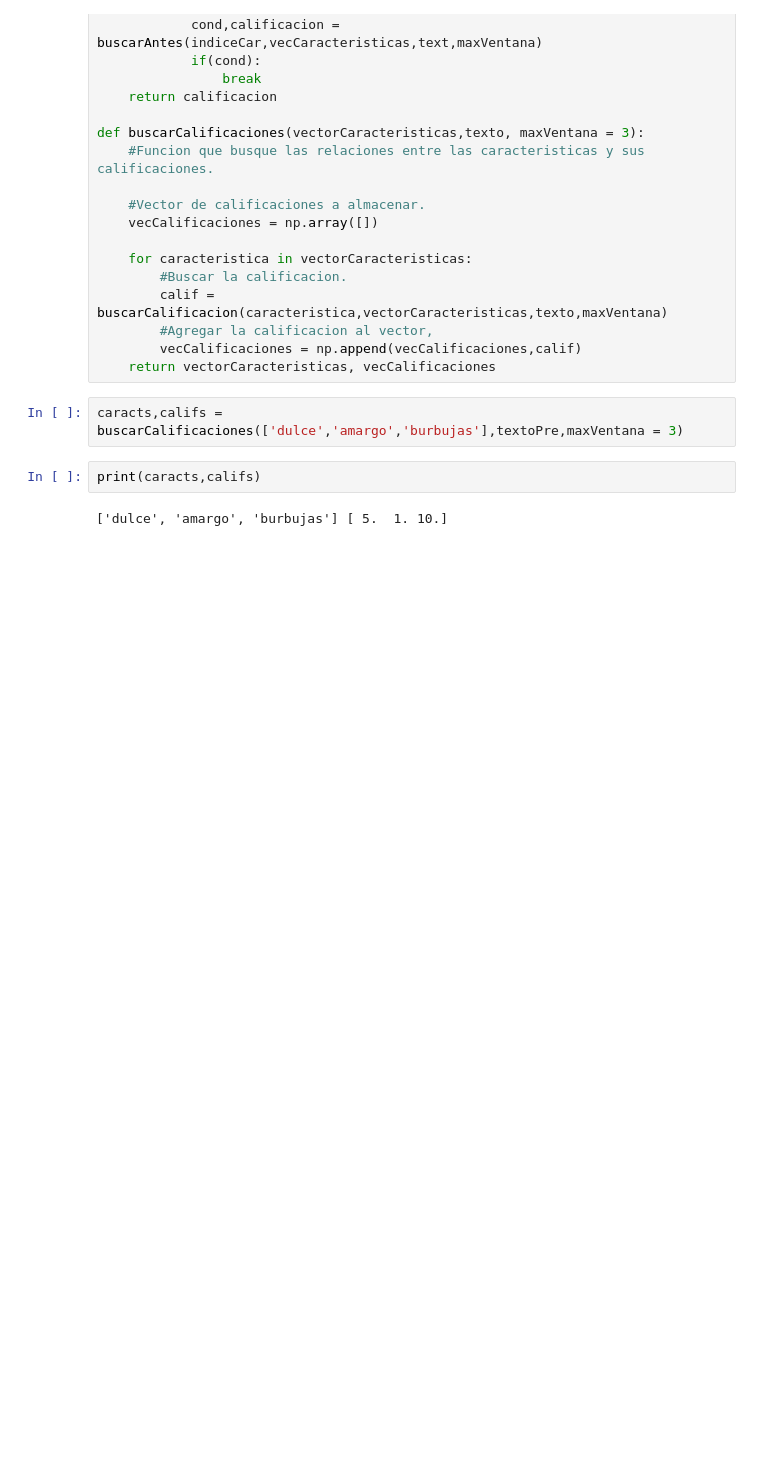
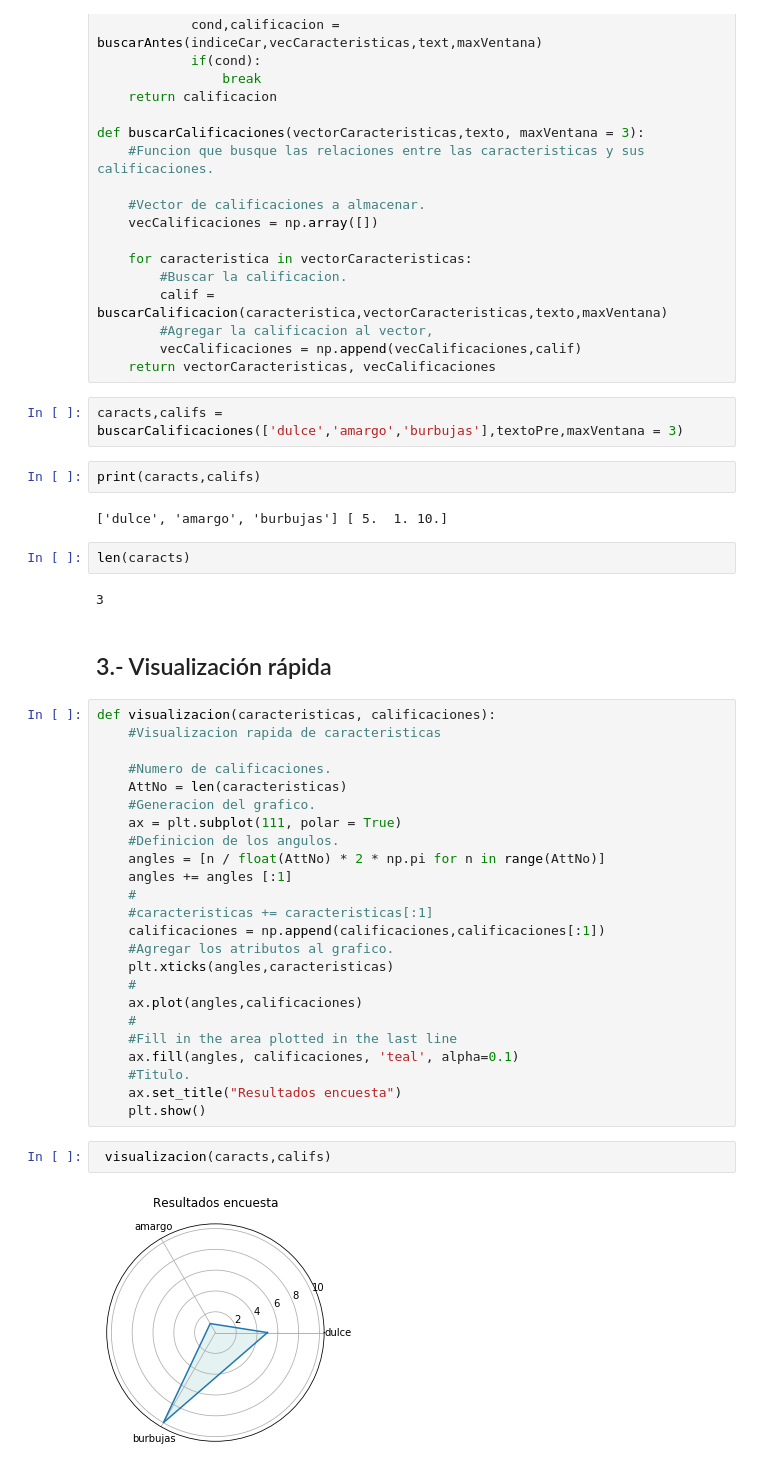
Before and after one commit to tmsl31/DataUp, a Jupyter notebook: DataUp.ipynb, the cells around one changed output. Cells and saved outputs as stored; diff of their text form; blank space fills up the shorter version.

Commit message:
Visualización
*Visualización básica de los datos

```diff
--- a/DataUp.ipynb
+++ b/DataUp.ipynb
@@ -292,3 +295,37 @@ caracts,califs = buscarCalificaciones(['dulce','amargo','burbujas'],textoPre,max
 print(caracts,califs)
 # %% [output]
 ['dulce', 'amargo', 'burbujas'] [ 5.  1. 10.]
+# %%
+len(caracts)
+# %% [output]
+3
+# %% [markdown]
+## 3.- Visualización rápida
+# %%
+def visualizacion(caracteristicas, calificaciones):
+    #Visualizacion rapida de caracteristicas
+
+    #Numero de calificaciones.
+    AttNo = len(caracteristicas)
+    #Generacion del grafico.
+    ax = plt.subplot(111, polar = True)
+    #Definicion de los angulos.
+    angles = [n / float(AttNo) * 2 * np.pi for n in range(AttNo)]
+    angles += angles [:1]
+    #
+    #caracteristicas += caracteristicas[:1]
+    calificaciones = np.append(calificaciones,calificaciones[:1])
+    #Agregar los atributos al grafico.
+    plt.xticks(angles,caracteristicas)
+    #
+    ax.plot(angles,calificaciones)
+    #
+    #Fill in the area plotted in the last line
+    ax.fill(angles, calificaciones, 'teal', alpha=0.1)
+    #Titulo.
+    ax.set_title("Resultados encuesta")
+    plt.show()
+# %%
+ visualizacion(caracts,califs)
+# %% [output]
+[figure, added]
```
Also changed, not shown: parts of 2 cells of this notebook.
